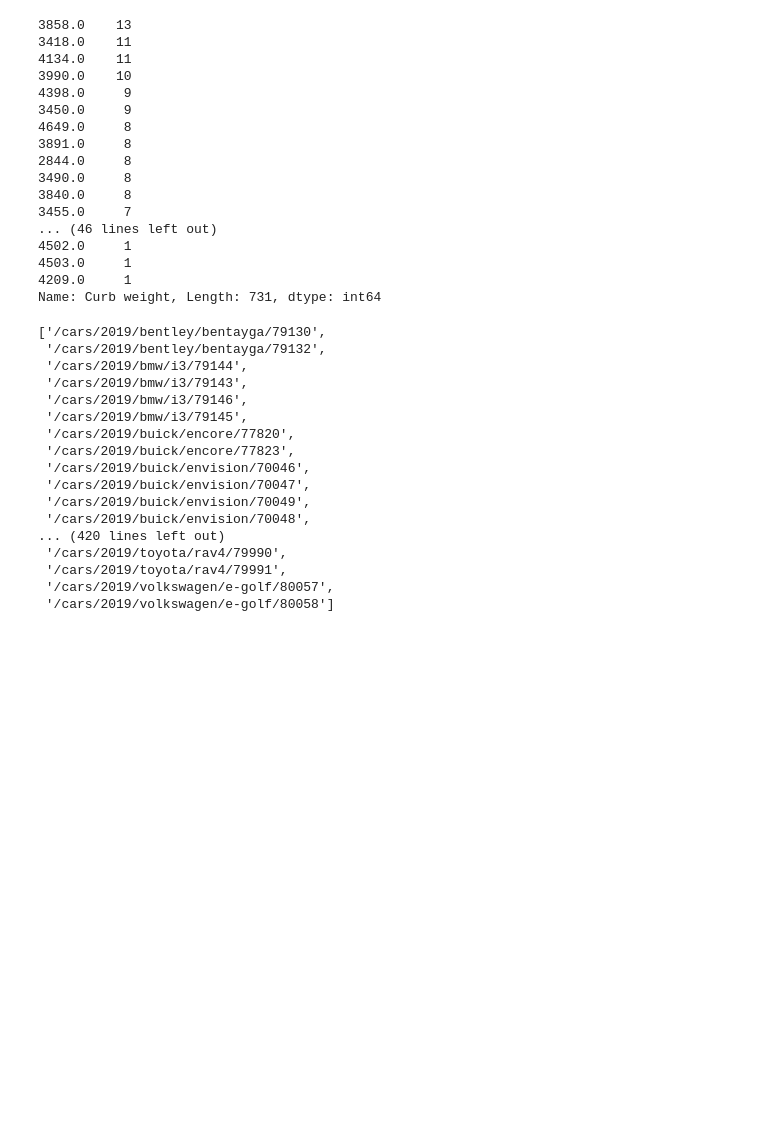
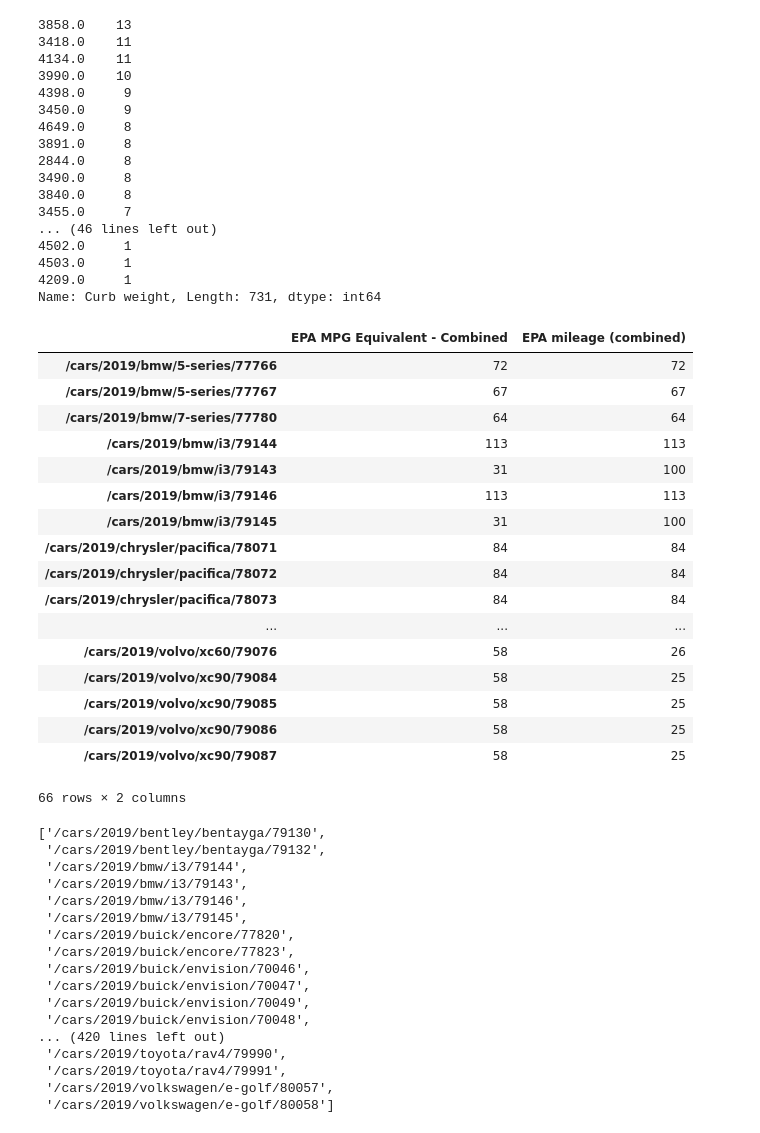
Before and after one commit to oqusous/car_recommendation_, a Jupyter notebook: 01_data_cleaning_carspec_.ipynb, the cells around one changed output. Saved outputs shown, nothing was run; the diff lists cells and outputs as text; code cells hidden in the pictures; blank space fills up the shorter version.

```diff
--- a/01_data_cleaning_carspec_.ipynb
+++ b/01_data_cleaning_carspec_.ipynb
@@ -687,4 +687,3 @@ df_reg['3rd Row Hip Room'].fillna(value =0 , inplace=True)
 # %%
-df_reg['third_row_seating'] = (df_reg['3rd Row Head Room']* df_reg['3rd Row Hip Room']* df_reg['3rd Row Leg Room']* df_reg['3rd Row Shoulder Room'])
-
+df_reg['third_row_seating'] = (df_reg['3rd Row Head Room']* df_reg['3rd Row Leg Room']* df_reg['3rd Row Shoulder Room'])
 df_reg['third_row_seating']
@@ -691,5 +708,5 @@ df_reg['third_row_seating']
 # %%
-df_reg.drop(df_reg[['3rd Row Head Room', '3rd Row Hip Room', '3rd Row Leg Room', '3rd Row Shoulder Room', 'Passenger Capacity']],axis=1,inplace=True)
+df_reg.drop(df_reg[['3rd Row Head Room', '3rd Row Leg Room', '3rd Row Shoulder Room']],axis=1,inplace=True)
 # %%
 df_reg['ABS Brakes Type'].fillna(method='bfill', inplace=True)
 # %%
@@ -706,4 +726,6 @@ Eighth Gear Ratio                         1330
 dtype: int64
+# %%
+df_reg['Drive type'].fillna(method='bfill', inplace=True)
 # %%
 df_reg['Curb weight'].value_counts()
 # %% [output]
@@ -731,3 +753,29 @@ df_reg['Dead Weight Hitch - Max Trailer Weight'].fillna(value=0,inplace=True)
 df_reg.drop(['ABS Braking System (second line)', 'Brake Type'], 1, inplace = True)
 # %%
 df_reg['Dead Weight Hitch - Max Trailer Weight'].fillna(value=0,inplace=True)
+# %%
+for i in df_reg.index:
+    if (type(df_reg.at[i, 'EPA mileage (combined)']) == type(np.nan)) and (type(df_reg.at[i,'EPA MPG Equivalent - Combined']) != type(np.nan)):
+        item_v = df_reg.at[i,'EPA MPG Equivalent - Combined']
+        df_reg.at[i, 'EPA mileage (combined)'] = item_v
+# %%
+df_reg[(df_reg['EPA MPG Equivalent - Combined'].notna())][['EPA MPG Equivalent - Combined','EPA mileage (combined)']]
+# %% [output]
+|  | EPA MPG Equivalent - Combined | EPA mileage (combined) |
+| /cars/2019/bmw/5-series/77766 | 72 | 72 |
+| /cars/2019/bmw/5-series/77767 | 67 | 67 |
+| /cars/2019/bmw/7-series/77780 | 64 | 64 |
+| /cars/2019/bmw/i3/79144 | 113 | 113 |
+| /cars/2019/bmw/i3/79143 | 31 | 100 |
+| /cars/2019/bmw/i3/79146 | 113 | 113 |
+| /cars/2019/bmw/i3/79145 | 31 | 100 |
+| /cars/2019/chrysler/pacifica/78071 | 84 | 84 |
+| /cars/2019/chrysler/pacifica/78072 | 84 | 84 |
+| /cars/2019/chrysler/pacifica/78073 | 84 | 84 |
+| ... | ... | ... |
+| /cars/2019/volvo/xc60/79076 | 58 | 26 |
+| /cars/2019/volvo/xc90/79084 | 58 | 25 |
+| /cars/2019/volvo/xc90/79085 | 58 | 25 |
+| /cars/2019/volvo/xc90/79086 | 58 | 25 |
+| /cars/2019/volvo/xc90/79087 | 58 | 25 |
+66 rows × 2 columns
```
Also changed, not shown: parts of 53 cells of this notebook, 2 other files.
